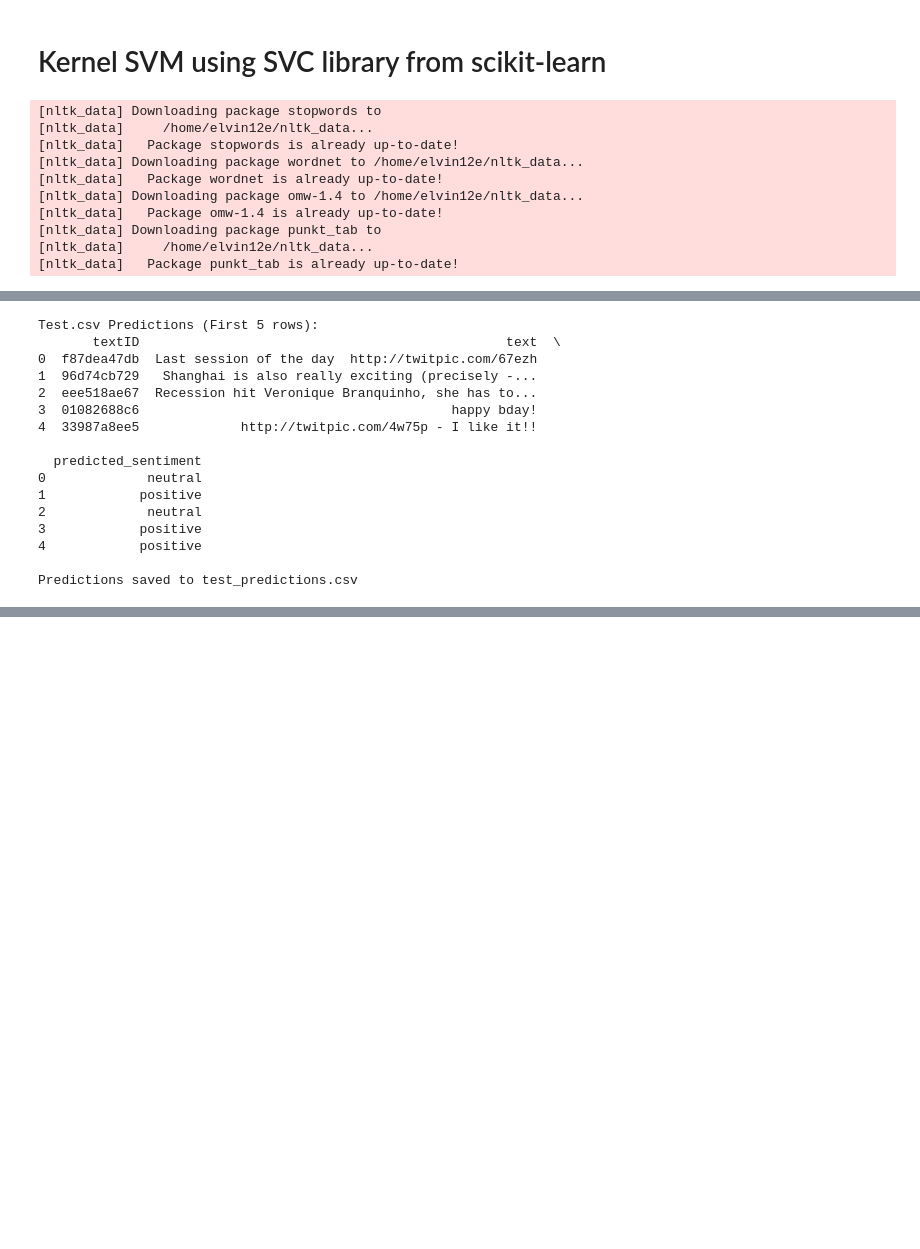
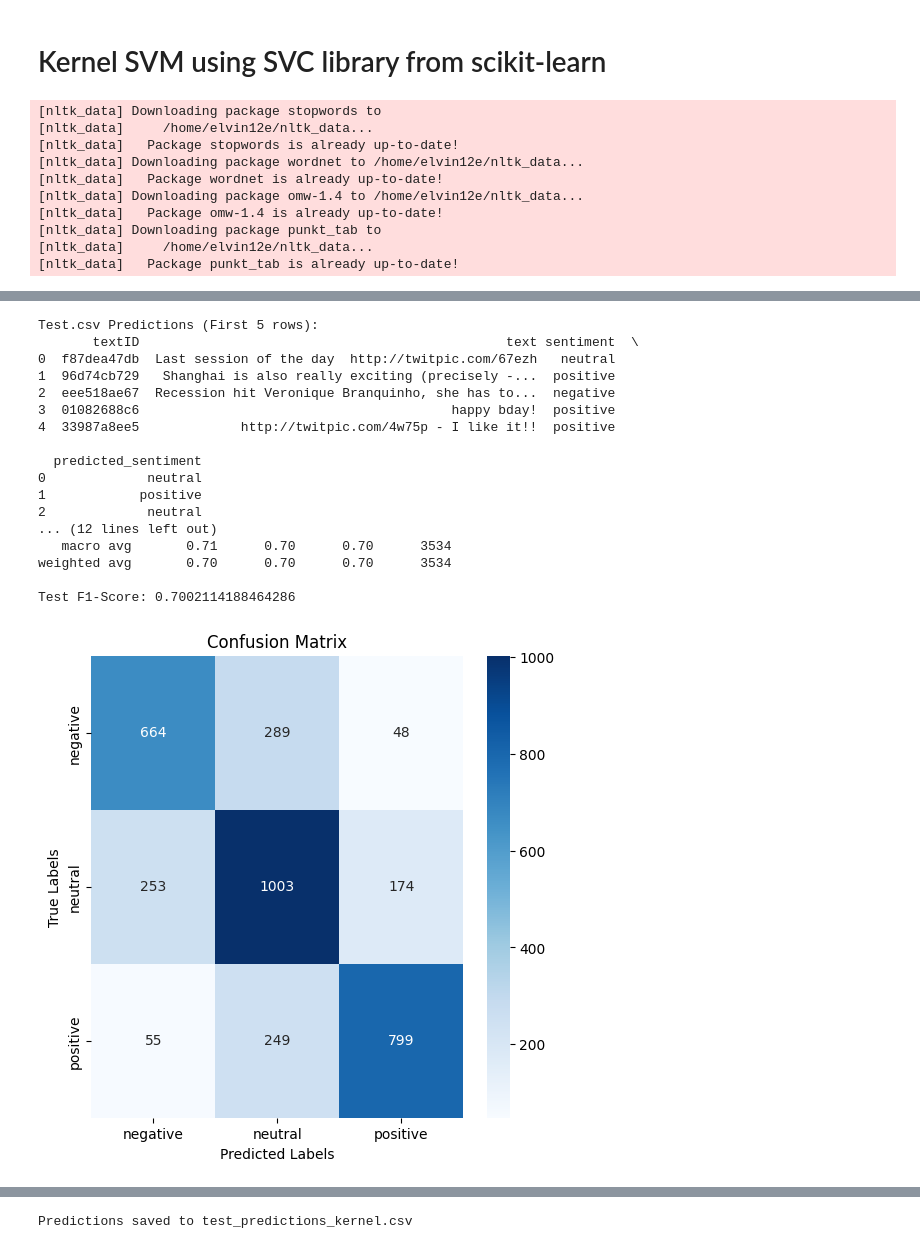
Before and after one commit to quochieu586/ML_capybara, a Jupyter notebook: src/models/SVM model/SVM_Model.ipynb, the cells around one changed output, grey strips where cells are left out. Cells and saved outputs as stored; diff of their text form; code cells hidden in the pictures; blank space fills up the shorter version.

```diff
--- a/src/models/SVM model/SVM_Model.ipynb
+++ b/src/models/SVM model/SVM_Model.ipynb
@@ -592,45 +595,29 @@ class CustomPCA:
         self.n_components_ = None
 
     def fit(self, X):
-        """Fit PCA on the training data."""
-        # Center the data
         self.mean_ = np.mean(X, axis=0)
         X_centered = X - self.mean_
-
-        # Compute covariance matrix
         covariance_matrix = np.cov(X_centered.T)
-
-        # Compute eigenvalues and eigenvectors
         eigenvalues, eigenvectors = np.linalg.eigh(covariance_matrix)
-        # Sort eigenvalues and eigenvectors in descending order
         idx = np.argsort(eigenvalues)[::-1]
         eigenvalues = eigenvalues[idx]
         eigenvectors = eigenvectors[:, idx]
-
-        # Store explained variance
         self.explained_variance_ = eigenvalues
         total_variance = np.sum(eigenvalues)
         self.explained_variance_ratio_ = eigenvalues / total_variance
-
-        # Determine number of components
         if self.variance_ratio is not None:
             cumulative_variance = np.cumsum(self.explained_variance_ratio_)
             self.n_components_ = np.argmax(cumulative_variance >= self.variance_ratio) + 1
         else:
             self.n_components_ = self.n_components or X.shape[1]
-
-        # Select top components
         self.components_ = eigenvectors[:, :self.n_components_]
-
         return self
 
     def transform(self, X):
-        """Transform data using the fitted PCA."""
         X_centered = X - self.mean_
         return np.dot(X_centered, self.components_)
 
     def fit_transform(self, X):
-        """Fit PCA and transform the data."""
         return self.fit(X).transform(X)
 
 def main():
@@ -690,16 +677,21 @@ def main():
     print("Validation F1-Score:", visualize.compute_f1_score(y_val, val_preds))
     visualize.plot_confusion_matrix(y_val, val_preds, class_labels)
 
-    # Plot ROC-AUC
+    # Plot ROC-AUC for validation set
     y_pred_probs = svm.predict_proba(X_val)
     visualize.plot_roc_auc(y_val, y_pred_probs, class_labels)
 
     # Load and preprocess test.csv
     df_test = pre_proc.read_CSV('test.csv')
+    if 'text' not in df_test.columns or 'sentiment' not in df_test.columns:
+        raise ValueError("Test CSV must contain 'text' and 'sentiment' columns")
     df_test['text'] = df_test['text'].fillna("")
     df_test['processed_text'] = df_test['text'].apply(lambda x: pre_proc.preprocess(x, return_tokens=False))
     X_test_new = vectorizer.transform(df_test['processed_text']).toarray()
     X_test_new_pca = pca.transform(X_test_new)
+
+    # Encode test labels
+    y_test = label_encoder.transform(df_test['sentiment'])
 
     # Predict sentiments for test.csv
     test_preds_new = svm.predict(X_test_new_pca)
@@ -708,10 +700,21 @@ def main():
     # Add predictions to DataFrame
     df_test['predicted_sentiment'] = test_preds_labels
     print("\nTest.csv Predictions (First 5 rows):")
-    print(df_test[['textID', 'text', 'predicted_sentiment']].head())
+    print(df_test[['textID', 'text', 'sentiment', 'predicted_sentiment']].head())
+
+    # Evaluate on test set
+    print("\nTest Accuracy:", accuracy_score(y_test, test_preds_new))
+    print("Test Classification Report:\n",
+          classification_report(y_test, test_preds_new, target_names=class_labels))
+    print("Test F1-Score:", visualize.compute_f1_score(y_test, test_preds_new))
+    visualize.plot_confusion_matrix(y_test, test_preds_new, class_labels)
+
+    # Plot ROC-AUC for test set
+    y_test_probs = svm.predict_proba(X_test_new_pca)
+    visualize.plot_roc_auc(y_test, y_test_probs, class_labels)
 
     # Save predictions to CSV
-    output_path = 'test_predictions.csv'
+    output_path = 'test_predictions_kernel.csv'
     df_test[['textID', 'predicted_sentiment']].to_csv(output_path, index=False)
     print(f"\nPredictions saved to {output_path}")
 
@@ -727,39 +730,41 @@ if __name__ == '__main__':
 [nltk_data]   Package omw-1.4 is already up-to-date!
 [nltk_data] Downloading package punkt_tab to
 [nltk_data]     /home/elvin12e/nltk_data...
 [nltk_data]   Package punkt_tab is already up-to-date!
 Class Distribution:
  sentiment
 neutral     11117
 positive     8582
 negative     7781
 Name: count, dtype: int64
 Class Weights: {0: np.float64(1.177226577560725), 1: np.float64(0.8239632994512908), 2: np.float64(1.0673502680027966)}
 Applying Custom PCA to retain 90% variance...
 Number of components: 2878
 Explained variance ratio: 0.9000
 Training SVC...
 Training complete.
 ... (9 lines left out)
    macro avg       0.70      0.69      0.69      4122
 weighted avg       0.69      0.69      0.69      4122
 
 Validation F1-Score: 0.6911857156553554
 [figure]
 [figure]
 Test.csv Predictions (First 5 rows):
-       textID                                               text  \
-0  f87dea47db  Last session of the day  http://twitpic.com/67ezh
-1  96d74cb729   Shanghai is also really exciting (precisely -...
-2  eee518ae67  Recession hit Veronique Branquinho, she has to...
-3  01082688c6                                        happy bday!
-4  33987a8ee5             http://twitpic.com/4w75p - I like it!!
+       textID                                               text sentiment  \
+0  f87dea47db  Last session of the day  http://twitpic.com/67ezh   neutral
+1  96d74cb729   Shanghai is also really exciting (precisely -...  positive
+2  eee518ae67  Recession hit Veronique Branquinho, she has to...  negative
+3  01082688c6                                        happy bday!  positive
+4  33987a8ee5             http://twitpic.com/4w75p - I like it!!  positive
 
   predicted_sentiment
 0             neutral
 1            positive
 2             neutral
-3            positive
-4            positive
+... (12 lines left out)
+   macro avg       0.71      0.70      0.70      3534
+weighted avg       0.70      0.70      0.70      3534
 
-Predictions saved to test_predictions.csv
+Test F1-Score: 0.7002114188464286
+[figure, added]
@@ -765,0 +772 @@ Predictions saved to test_predictions.csv
+Predictions saved to test_predictions_kernel.csv
```
Also changed, not shown: parts of 2 cells of this notebook, 4 other files.
